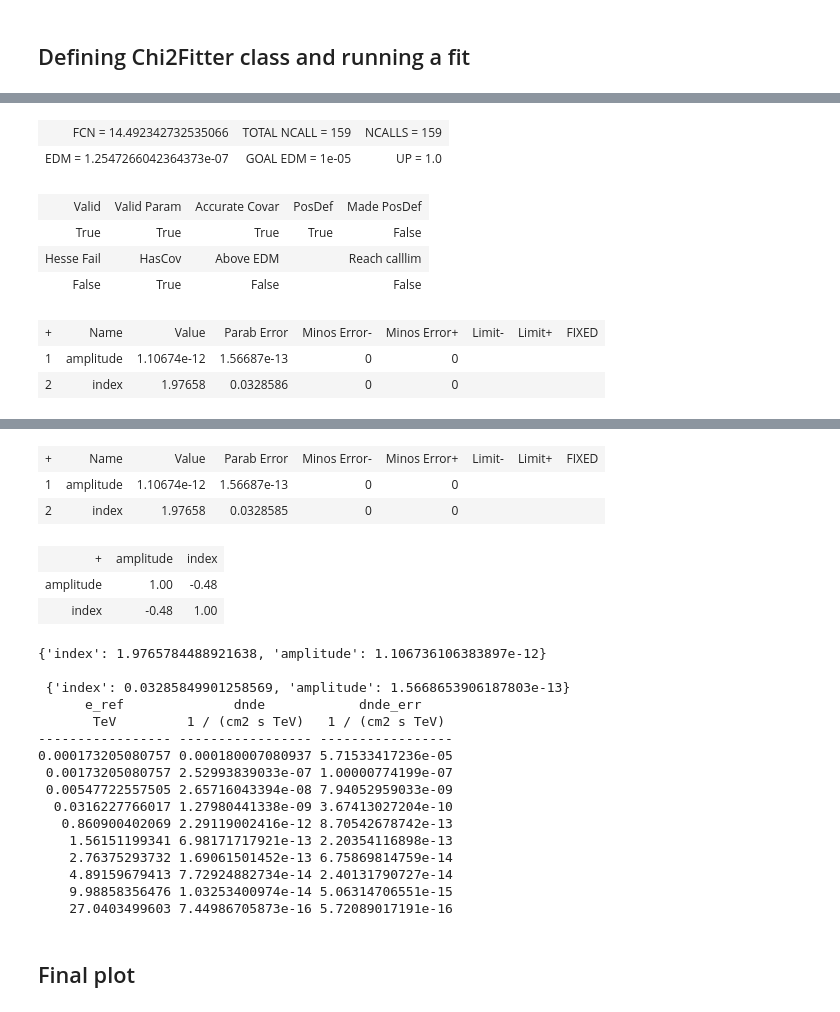
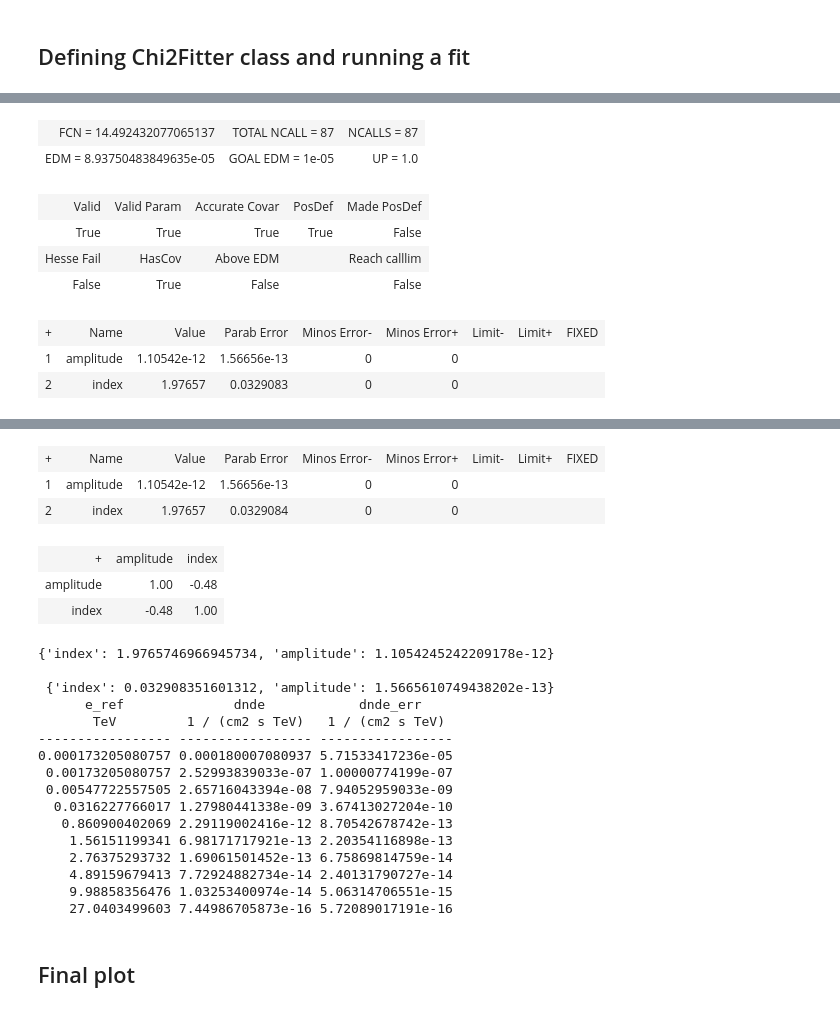
Before and after one commit to vorugantia/scienceresearch11, a Jupyter notebook: notebooks/Analysis/Fermi_H.E.S.S._Combined_Fit.ipynb, the cells around one changed output, grey strips where cells are left out. Cells and saved outputs as stored; diff of their text form; code cells hidden in the pictures.

```diff
--- a/notebooks/Analysis/Fermi_H.E.S.S._Combined_Fit.ipynb
+++ b/notebooks/Analysis/Fermi_H.E.S.S._Combined_Fit.ipynb
@@ -242,40 +257,40 @@ class Chi2Fitter(object):
 # %%
 spectral_model = PowerLaw(
     reference=1,
-    amplitude=1e-1, # p_g['amplitude'].value
+    amplitude=1e-10, # p_g['amplitude'].value
     index=2.0 # p_g['index'].value
 )
 
 fitter = Chi2Fitter(flux_points=flux_points, spectral_model=spectral_model)
 fitter.fit()
 
 print(fitter.minuit.values)
 print('\n', fitter.minuit.errors)
 
 
 
 fitter.flux_points.table.pprint()
 # %% [output]
 [interactive output not drawn]
-| FCN = 14.492342732535066 | TOTAL NCALL = 159 | NCALLS = 159 |
-| EDM = 1.2547266042364373e-07 | GOAL EDM = 1e-05 | UP = 1.0 |
+| FCN = 14.492432077065137 | TOTAL NCALL = 87 | NCALLS = 87 |
+| EDM = 8.93750483849635e-05 | GOAL EDM = 1e-05 | UP = 1.0 |
 | Valid | Valid Param | Accurate Covar | PosDef | Made PosDef |
 | True | True | True | True | False |
 | Hesse Fail | HasCov | Above EDM |  | Reach calllim |
 | False | True | False |  | False |
 | + | Name | Value | Parab Error | Minos Error- | Minos Error+ | Limit- | Limit+ | FIXED |
-| 1 | amplitude | 1.10674e-12 | 1.56687e-13 | 0 | 0 |  |  |  |
-| 2 | index | 1.97658 | 0.0328586 | 0 | 0 |  |  |  |
+| 1 | amplitude | 1.10542e-12 | 1.56656e-13 | 0 | 0 |  |  |  |
+| 2 | index | 1.97657 | 0.0329083 | 0 | 0 |  |  |  |
 [interactive output not drawn]
 | + | Name | Value | Parab Error | Minos Error- | Minos Error+ | Limit- | Limit+ | FIXED |
-| 1 | amplitude | 1.10674e-12 | 1.56687e-13 | 0 | 0 |  |  |  |
-| 2 | index | 1.97658 | 0.0328585 | 0 | 0 |  |  |  |
+| 1 | amplitude | 1.10542e-12 | 1.56656e-13 | 0 | 0 |  |  |  |
+| 2 | index | 1.97657 | 0.0329084 | 0 | 0 |  |  |  |
 | + | amplitude | index |
 | amplitude | 1.00 | -0.48 |
 | index | -0.48 | 1.00 |
-{'index': 1.9765784488921638, 'amplitude': 1.106736106383897e-12}
+{'index': 1.9765746966945734, 'amplitude': 1.1054245242209178e-12}
 
- {'index': 0.03285849901258569, 'amplitude': 1.5668653906187803e-13}
+ {'index': 0.032908351601312, 'amplitude': 1.5665610749438202e-13}
       e_ref              dnde            dnde_err
        TeV         1 / (cm2 s TeV)   1 / (cm2 s TeV)
 ----------------- ----------------- -----------------
```
Also changed, not shown: parts of 5 cells of this notebook, 8 other files.
